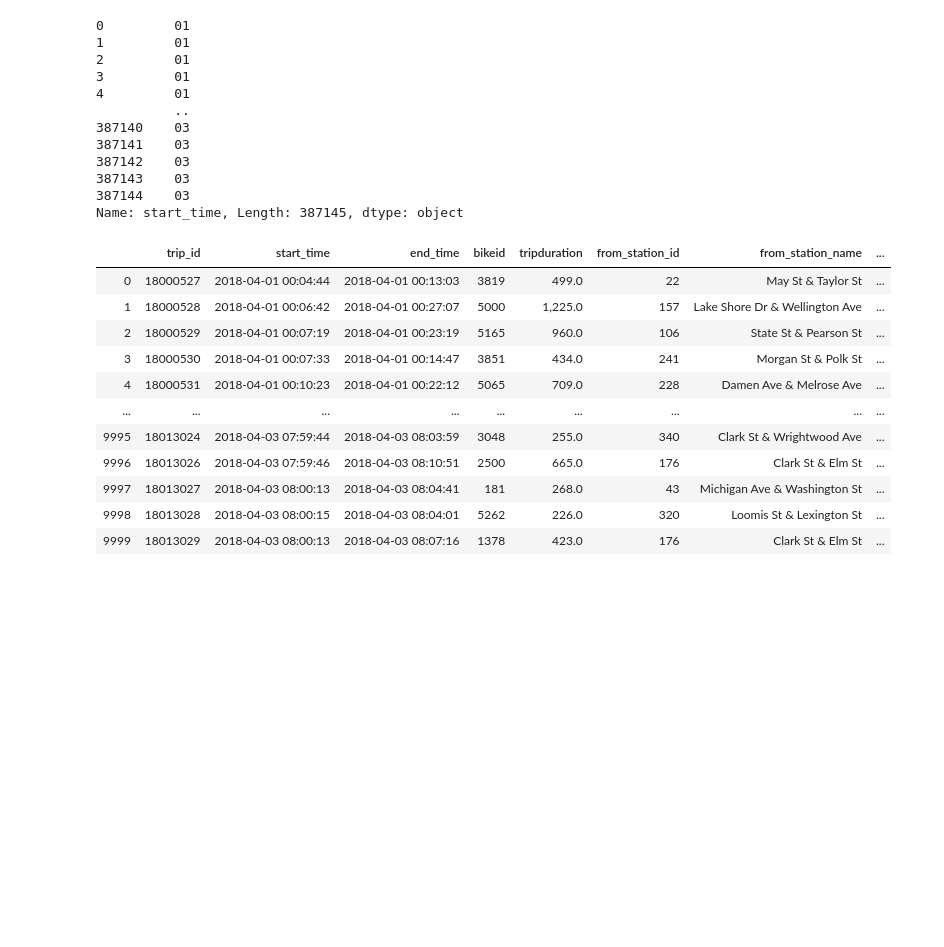
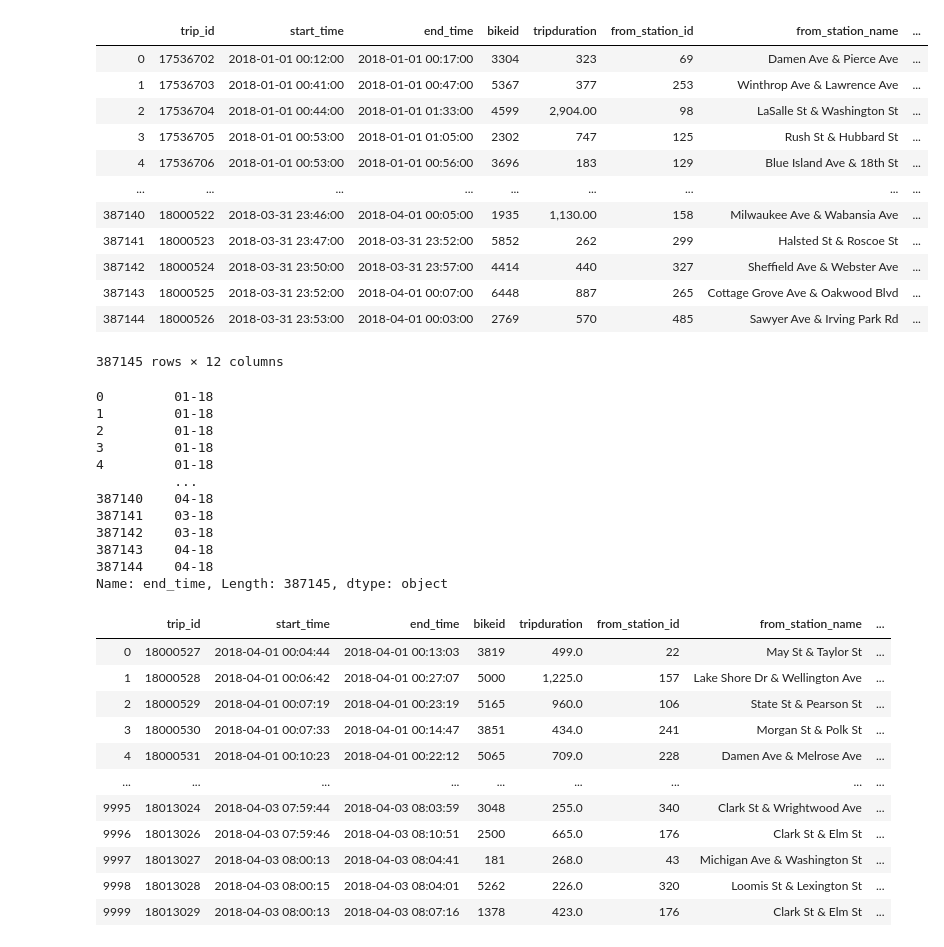
Before and after one commit to AlejandraRosa/Divvy_Project, a Jupyter notebook: Divvy_main.ipynb, the cells around one changed output. Cells and saved outputs as stored; diff of their text form; code cells hidden in the pictures; blank space fills up the shorter version.

```diff
--- a/Divvy_main.ipynb
+++ b/Divvy_main.ipynb
@@ -23,24 +24,41 @@ q1_data['start_time'] = pd.to_datetime(q1_data['start_time'])
+# %%
+q1_data
+# %% [output]
+|  | trip_id | start_time | end_time | bikeid | tripduration | from_station_id | from_station_name | ... |
+| 0 | 17536702 | 2018-01-01 00:12:00 | 2018-01-01 00:17:00 | 3304 | 323 | 69 | Damen Ave & Pierce Ave | ... |
+| 1 | 17536703 | 2018-01-01 00:41:00 | 2018-01-01 00:47:00 | 5367 | 377 | 253 | Winthrop Ave & Lawrence Ave | ... |
+| 2 | 17536704 | 2018-01-01 00:44:00 | 2018-01-01 01:33:00 | 4599 | 2,904.00 | 98 | LaSalle St & Washington St | ... |
+| 3 | 17536705 | 2018-01-01 00:53:00 | 2018-01-01 01:05:00 | 2302 | 747 | 125 | Rush St & Hubbard St | ... |
+| 4 | 17536706 | 2018-01-01 00:53:00 | 2018-01-01 00:56:00 | 3696 | 183 | 129 | Blue Island Ave & 18th St | ... |
+| ... | ... | ... | ... | ... | ... | ... | ... | ... |
+| 387140 | 18000522 | 2018-03-31 23:46:00 | 2018-04-01 00:05:00 | 1935 | 1,130.00 | 158 | Milwaukee Ave & Wabansia Ave | ... |
+| 387141 | 18000523 | 2018-03-31 23:47:00 | 2018-03-31 23:52:00 | 5852 | 262 | 299 | Halsted St & Roscoe St | ... |
+| 387142 | 18000524 | 2018-03-31 23:50:00 | 2018-03-31 23:57:00 | 4414 | 440 | 327 | Sheffield Ave & Webster Ave | ... |
+| 387143 | 18000525 | 2018-03-31 23:52:00 | 2018-04-01 00:07:00 | 6448 | 887 | 265 | Cottage Grove Ave & Oakwood Blvd | ... |
+| 387144 | 18000526 | 2018-03-31 23:53:00 | 2018-04-01 00:03:00 | 2769 | 570 | 485 | Sawyer Ave & Irving Park Rd | ... |
+387145 rows × 12 columns
 # %%
 #q1_data.start_time.dt.strftime('%m')
 q1_data.dtypes
 q1_data.start_time.dt.strftime('%m-%y')
+q1_data.end_time.dt.strftime('%m-%y')
 
 # change the start_time and end_time columns to datetime objects
 
 # change the format using something like
 # %% [output]
-0         01
-1         01
-2         01
-3         01
-4         01
-          ..
-387140    03
-387141    03
-387142    03
-387143    03
-387144    03
-Name: start_time, Length: 387145, dtype: object
+0         01-18
+1         01-18
+2         01-18
+3         01-18
+4         01-18
+          ...
+387140    04-18
+387141    03-18
+387142    03-18
+387143    04-18
+387144    04-18
+Name: end_time, Length: 387145, dtype: object
 # %%
 q2_data.head(10000)
 # %% [output]
```
Also changed, not shown: parts of 8 cells of this notebook.
